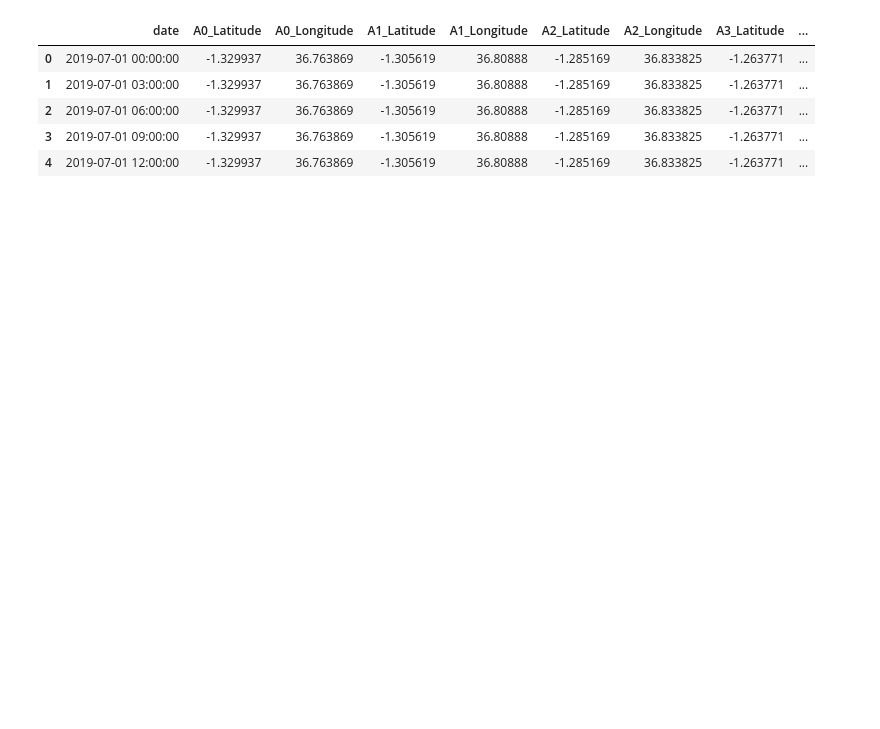
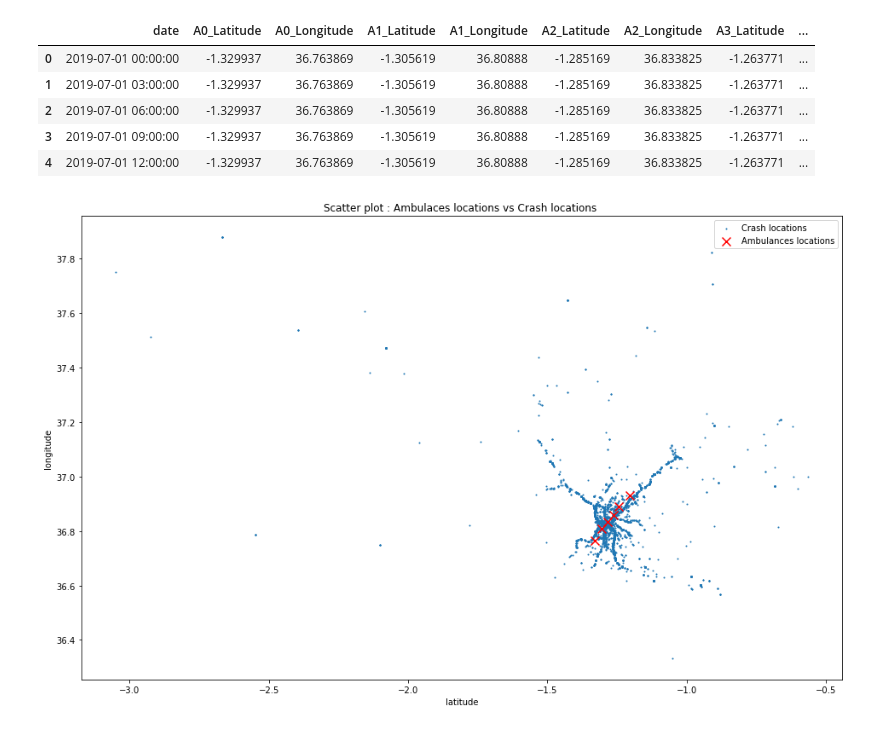
Before and after one commit to AndOleAnd/Capstone_N_A_P, a Jupyter notebook: Notebooks/submission_functions.ipynb, the cells around one changed output. Saved outputs shown, nothing was run; the diff lists cells and outputs as text; code cells hidden in the pictures; blank space fills up the shorter version.

Commit message:
added sklearn to environment, added function for plotting

```diff
--- a/Notebooks/submission_functions.ipynb
+++ b/Notebooks/submission_functions.ipynb
@@ -32,6 +43,3 @@ def create_submission_csv(submission_df, model_name='baseline', path='../Outputs
 # %%
 # Load raw crash data from csv
 crash_data_df = pd.read_csv('../Inputs/Train.csv', parse_dates=['datetime'])
-# %%
-lon_centroid = crash_data_df.longitude.quantile(q=[1/7,2/7,3/7,4/7,5/7,6/7])
-lon_centroid
@@ -81,3 +86,21 @@ def add_to_submission_dataframe(df, rows, columns=['ID', 'FILE', 'SCORE', 'SUBMI
 def update_dataframe(df, copypaste):
     rows = get_submission_details(copypaste)
     return add_to_submission_dataframe(df, rows)
+# %%
+def plot_ambulances(crash_data_df):
+    lat_centroid = list(crash_data_df.latitude.quantile(q=[1/7,2/7,3/7,4/7,5/7,6/7]))
+    lon_centroid = list(crash_data_df.longitude.quantile(q=[1/7,2/7,3/7,4/7,5/7,6/7]))
+    fig, axs = plt.subplots(figsize=(16, 10))
+
+    plt.scatter(x = crash_data_df['latitude'], y=crash_data_df['longitude'], s=1, label='Crash locations' )
+    plt.scatter(x=lat_centroid, y=lon_centroid, marker="x",
+                color='r',label='Ambulances locations',s=100)
+    axs.set_title('Scatter plot : Ambulaces locations vs Crash locations ')
+    plt.xlabel("latitude")
+    plt.ylabel("longitude")
+    plt.legend()
+    plt.show()
+# %%
+plot_ambulances(crash_data_df)
+# %% [output]
+[figure, added]
```
Also changed, not shown: parts of 7 cells of this notebook, 1 other file.
